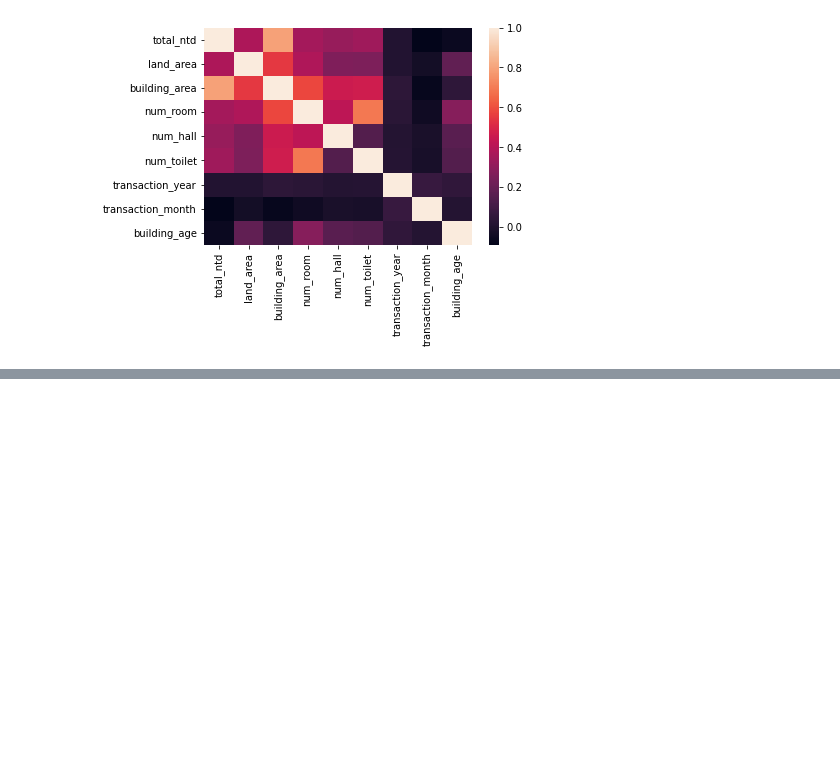
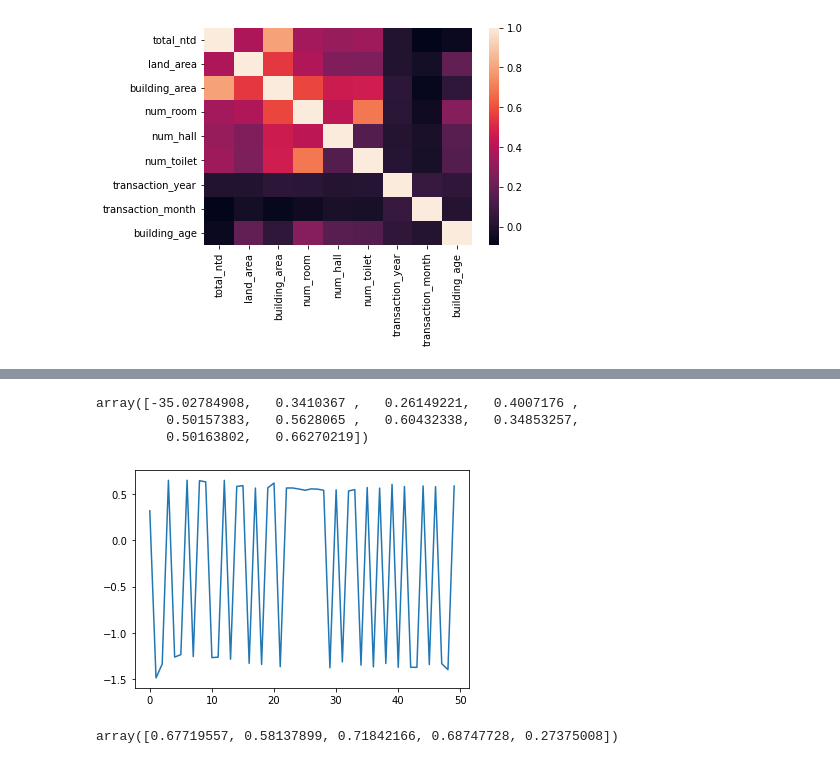
Before and after one commit to DanielCaoSilva/NotebookStuff, a Jupyter notebook: 5900dataMessAround.ipynb, the cells around one changed output, grey strips where cells are left out. Saved outputs shown, nothing was run; the diff lists cells and outputs as text; code cells hidden in the pictures; blank space fills up the shorter version.

```diff
--- a/5900dataMessAround.ipynb
+++ b/5900dataMessAround.ipynb
@@ -152,0 +178,24 @@ clf_ridCV.score(X_test, y_test)
+# %%
+iter = 50
+d = np.zeros(iter)
+for i in range(iter):
+    dec = DecisionTreeRegressor(max_depth = i+1)
+    clf_dec = dec.fit(X_train, y_train)
+    d[i] = clf_dec.score(X_test, y_test)
+
+plt.plot(d)
+cross_val_score(clf_dec, ind, dep, cv=10)
+# %% [output]
+array([-35.02784908,   0.3410367 ,   0.26149221,   0.4007176 ,
+         0.50157383,   0.5628065 ,   0.60432338,   0.34853257,
+         0.50163802,   0.66270219])
+[figure, added]
+# %%
+poly = PolynomialFeatures(2)
+polyData = poly.fit_transform(X_train)
+polyTest = poly.fit_transform(X_test)
+clf_ml = ml.fit(polyData,y_train)
+clf_ml.score(polyTest,y_test)
+cross_val_score(clf_ml,ind,dep)
+# %% [output]
+array([0.67719557, 0.58137899, 0.71842166, 0.68747728, 0.27375008])
```
Also changed, not shown: parts of 11 cells of this notebook.
